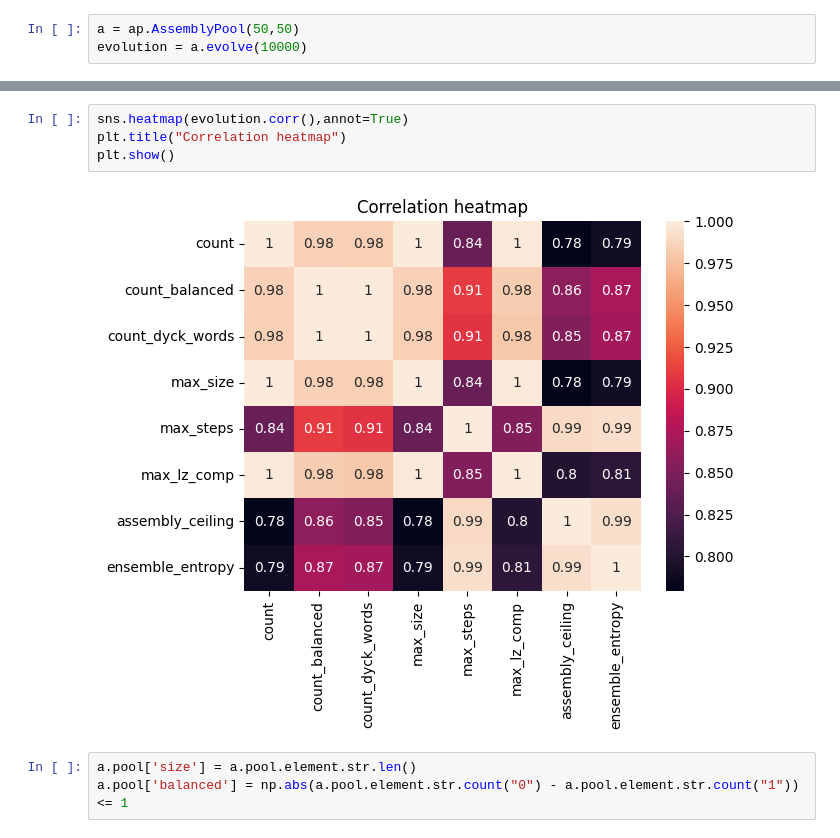
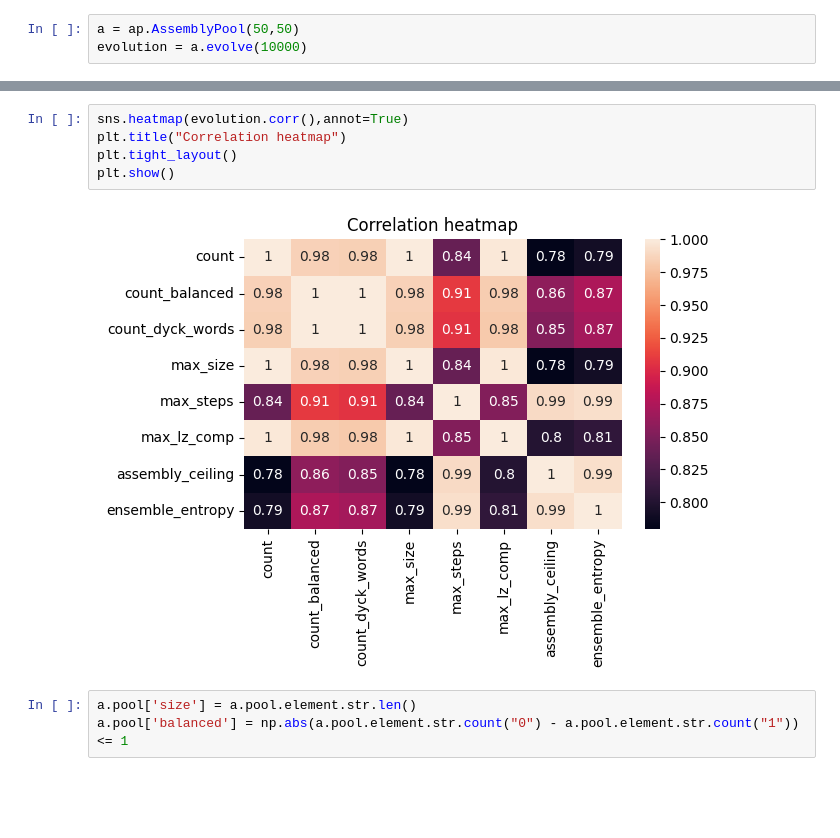
Before and after one commit to jiug/tfm, a Jupyter notebook: code/notebook.ipynb, the cells around one changed output, grey strips where cells are left out. Saved outputs shown, nothing was run; the diff lists cells and outputs as text; blank space fills up the shorter version.

```diff
--- a/code/notebook.ipynb
+++ b/code/notebook.ipynb
@@ -13,9 +17,10 @@ evolution = a.evolve(10000)
 # %%
 sns.heatmap(evolution.corr(),annot=True)
 plt.title("Correlation heatmap")
+plt.tight_layout()
 plt.show()
 # %% [output]
-[figure, old version]
+[figure, new version]
 # %%
 a.pool['size'] = a.pool.element.str.len()
 a.pool['balanced'] = np.abs(a.pool.element.str.count("0") - a.pool.element.str.count("1"))<= 1
```
Also changed, not shown: parts of 5 cells of this notebook, 7 other files.
